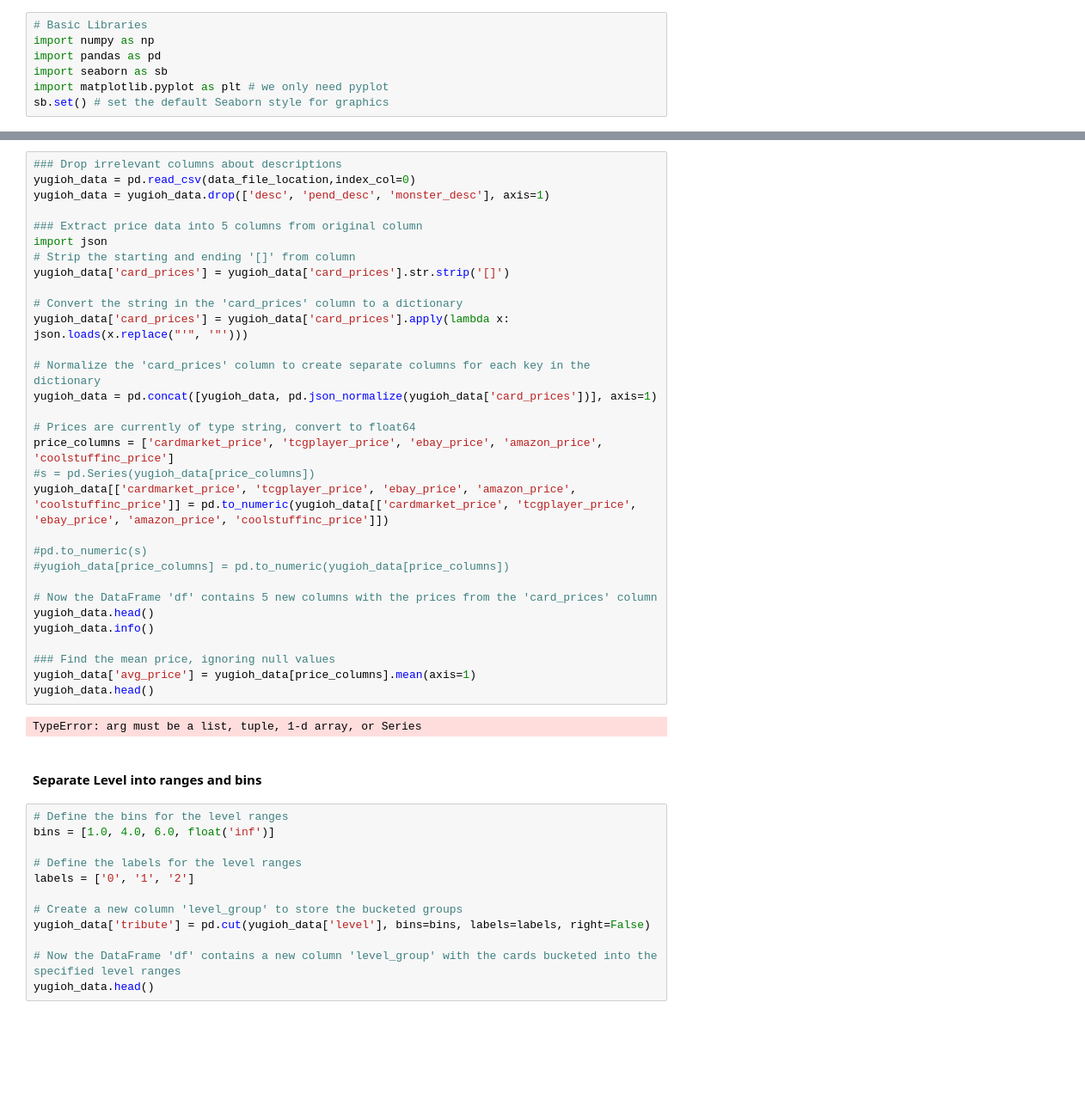
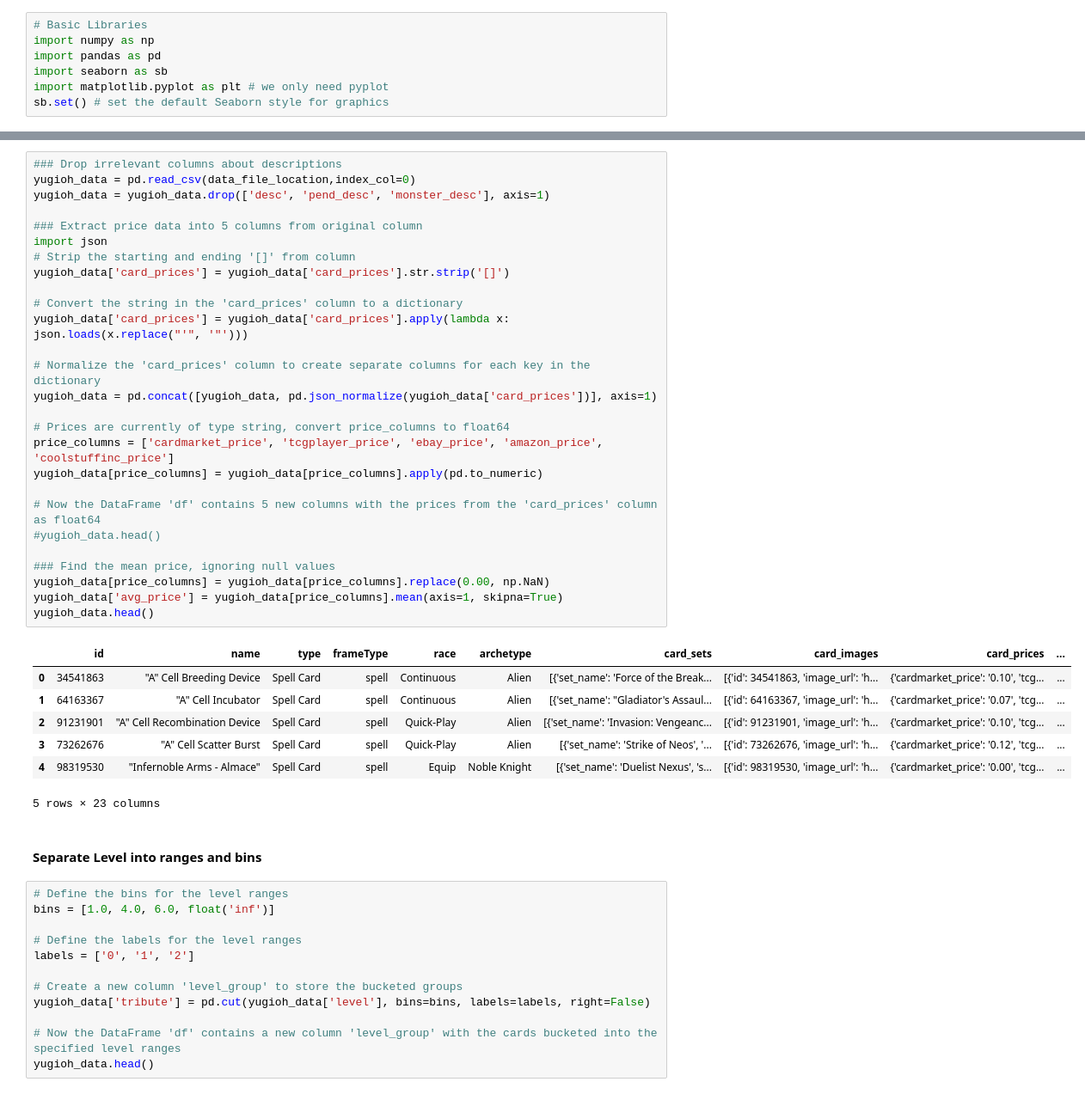
Before and after one commit to 16fb/SC1015_MiniProject, a Jupyter notebook: MiniProject_Yu-Gi-Oh.ipynb, the cells around one changed output, grey strips where cells are left out. Shown: that part at 86% size. Saved outputs shown, nothing was run; the diff lists cells and outputs as text; blank space fills up the shorter version.

Commit message:
Mean price ignoring 0.00 values

```diff
--- a/MiniProject_Yu-Gi-Oh.ipynb
+++ b/MiniProject_Yu-Gi-Oh.ipynb
@@ -63,38 +63,40 @@ yugioh_data.head(10) # quick look of data
 # %%
 ### Drop irrelevant columns about descriptions
 yugioh_data = pd.read_csv(data_file_location,index_col=0)
 yugioh_data = yugioh_data.drop(['desc', 'pend_desc', 'monster_desc'], axis=1)
 
 ### Extract price data into 5 columns from original column
 import json
 # Strip the starting and ending '[]' from column
 yugioh_data['card_prices'] = yugioh_data['card_prices'].str.strip('[]')
 
 # Convert the string in the 'card_prices' column to a dictionary
 yugioh_data['card_prices'] = yugioh_data['card_prices'].apply(lambda x: json.loads(x.replace("'", '"')))
 
 # Normalize the 'card_prices' column to create separate columns for each key in the dictionary
 yugioh_data = pd.concat([yugioh_data, pd.json_normalize(yugioh_data['card_prices'])], axis=1)
 
-# Prices are currently of type string, convert to float64
+# Prices are currently of type string, convert price_columns to float64
 price_columns = ['cardmarket_price', 'tcgplayer_price', 'ebay_price', 'amazon_price', 'coolstuffinc_price']
-#s = pd.Series(yugioh_data[price_columns])
-yugioh_data[['cardmarket_price', 'tcgplayer_price', 'ebay_price', 'amazon_price', 'coolstuffinc_price']] = pd.to_numeric(yugioh_data[['cardmarket_price', 'tcgplayer_price', 'ebay_price', 'amazon_price', 'coolstuffinc_price']])
+yugioh_data[price_columns] = yugioh_data[price_columns].apply(pd.to_numeric)
 
-#pd.to_numeric(s)
-#yugioh_data[price_columns] = pd.to_numeric(yugioh_data[price_columns])
-
-# Now the DataFrame 'df' contains 5 new columns with the prices from the 'card_prices' column
-yugioh_data.head()
-yugioh_data.info()
+# Now the DataFrame 'df' contains 5 new columns with the prices from the 'card_prices' column as float64
+#yugioh_data.head()
 
 ### Find the mean price, ignoring null values
-yugioh_data['avg_price'] = yugioh_data[price_columns].mean(axis=1)
+yugioh_data[price_columns] = yugioh_data[price_columns].replace(0.00, np.NaN)
+yugioh_data['avg_price'] = yugioh_data[price_columns].mean(axis=1, skipna=True)
 yugioh_data.head()
 # %% [output]
+|  | id | name | type | frameType | race | archetype | card_sets | card_images | card_prices | ... |
+| 0 | 34541863 | "A" Cell Breeding Device | Spell Card | spell | Continuous | Alien | [{'set_name': 'Force of the Break... | [{'id': 34541863, 'image_url': 'h... | {'cardmarket_price': '0.10', 'tcg... | ... |
+| 1 | 64163367 | "A" Cell Incubator | Spell Card | spell | Continuous | Alien | [{'set_name': "Gladiator's Assaul... | [{'id': 64163367, 'image_url': 'h... | {'cardmarket_price': '0.07', 'tcg... | ... |
+| 2 | 91231901 | "A" Cell Recombination Device | Spell Card | spell | Quick-Play | Alien | [{'set_name': 'Invasion: Vengeanc... | [{'id': 91231901, 'image_url': 'h... | {'cardmarket_price': '0.10', 'tcg... | ... |
+| 3 | 73262676 | "A" Cell Scatter Burst | Spell Card | spell | Quick-Play | Alien | [{'set_name': 'Strike of Neos', '... | [{'id': 73262676, 'image_url': 'h... | {'cardmarket_price': '0.12', 'tcg... | ... |
+| 4 | 98319530 | "Infernoble Arms - Almace" | Spell Card | spell | Equip | Noble Knight | [{'set_name': 'Duelist Nexus', 's... | [{'id': 98319530, 'image_url': 'h... | {'cardmarket_price': '0.00', 'tcg... | ... |
-TypeError: arg must be a list, tuple, 1-d array, or Series
+5 rows × 23 columns
-# %% [markdown]
-#### Separate Level into ranges and bins
+# %% [markdown]
+#### Separate Level into ranges and bins
 # %%
 # Define the bins for the level ranges
 bins = [1.0, 4.0, 6.0, float('inf')]
```
Also changed, not shown: parts of 2 cells of this notebook.
